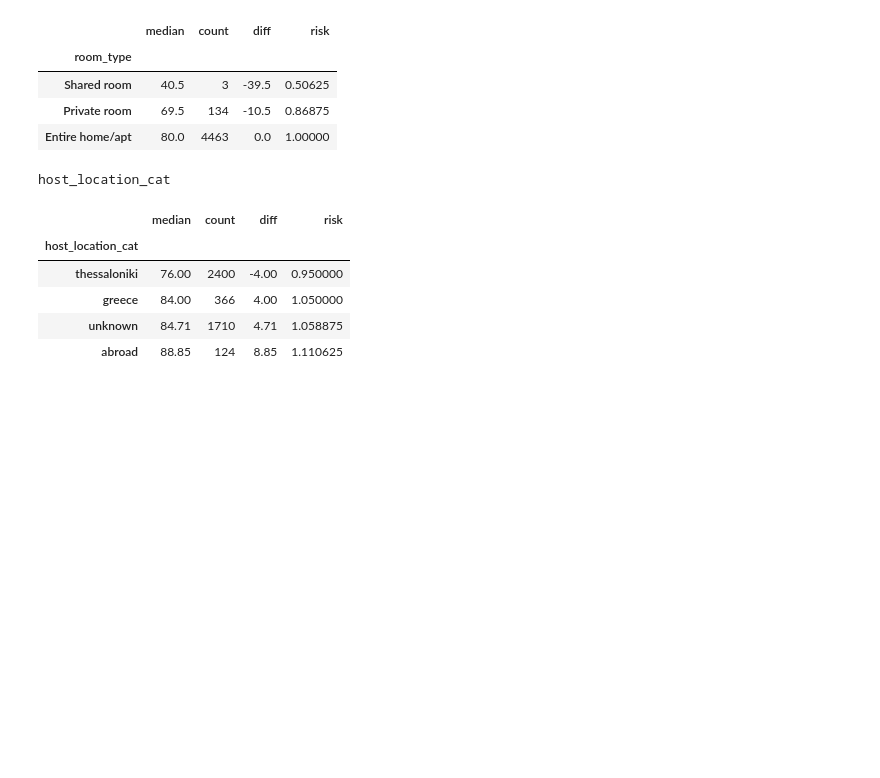
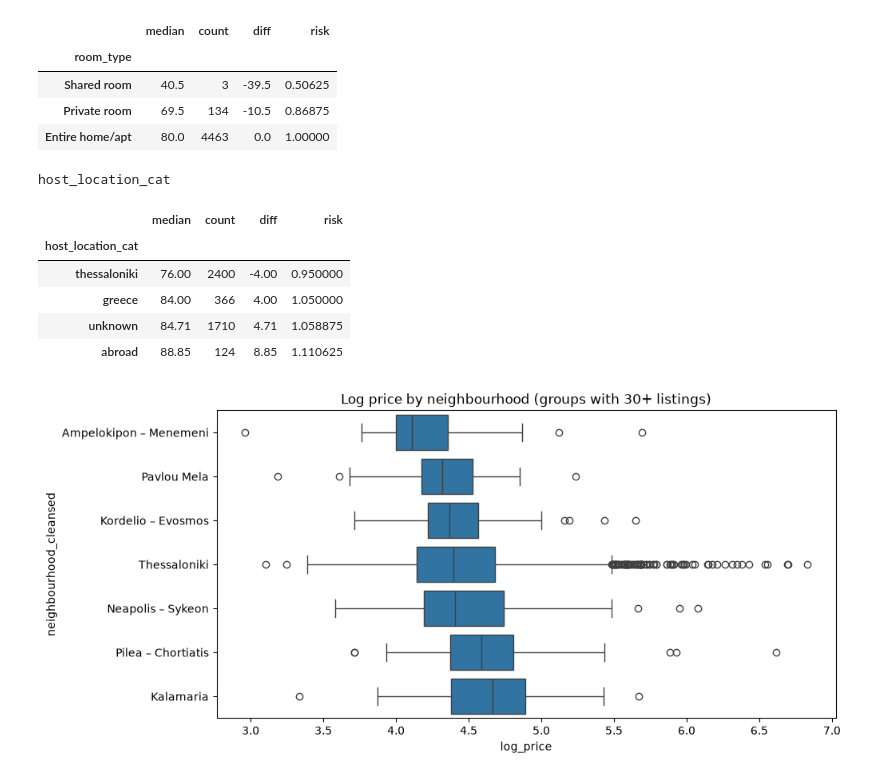
Before and after one commit to SunnyFoxxy/thessaloniki-airbnb-prices, a Jupyter notebook: notebook.ipynb, the cells around one changed output. Cells and saved outputs as stored; diff of their text form; code cells hidden in the pictures; blank space fills up the shorter version.

```diff
--- a/notebook.ipynb
+++ b/notebook.ipynb
@@ -712,6 +694,6 @@ Adding to the Drop list all columns witn 'nights' exept 'minimum_nights' because
 # %%
 night_cols = [c for c in df.columns if 'nights' in c and c != 'minimum_nights']
-to_drop_replaced.extend(night_cols)
+to_drop_low_info.extend(night_cols)
 # %%
 df['review_scores_communication'].sort_values(ascending=False)
 # %% [output]
@@ -799,5 +781,5 @@ Name: estimated_occupancy_l365d, Length: 4600, dtype: int64
 # %% [markdown]
 'estimated_occupancy_l365d' derived from review counts with Inside Airbnb’s own assumptions; duplicates existing review features
 # %%
-to_drop_replaced.append('estimated_occupancy_l365d')
+to_drop_low_info.append('estimated_occupancy_l365d')
 # %% [markdown]
@@ -1005,3 +987,16 @@ host_location_cat
 | greece | 84.00 | 366 | 4.00 | 1.050000 |
 | unknown | 84.71 | 1710 | 4.71 | 1.058875 |
 | abroad | 88.85 | 124 | 8.85 | 1.110625 |
+# %%
+counts = df['neighbourhood_cleansed'].value_counts()
+big_neighbourhoods = counts[counts >= 30].index
+df_big = df[df['neighbourhood_cleansed'].isin(big_neighbourhoods)]
+order = df_big.groupby('neighbourhood_cleansed')['log_price'].median().sort_values().index
+
+
+plt.figure(figsize=(10, 5))
+sns.boxplot(data=df_big, x='log_price', y='neighbourhood_cleansed', order=order)
+plt.title('Log price by neighbourhood (groups with 30+ listings)')
+plt.show()
+# %% [output]
+[figure, added]
```
Also changed, not shown: parts of 52 cells of this notebook.
